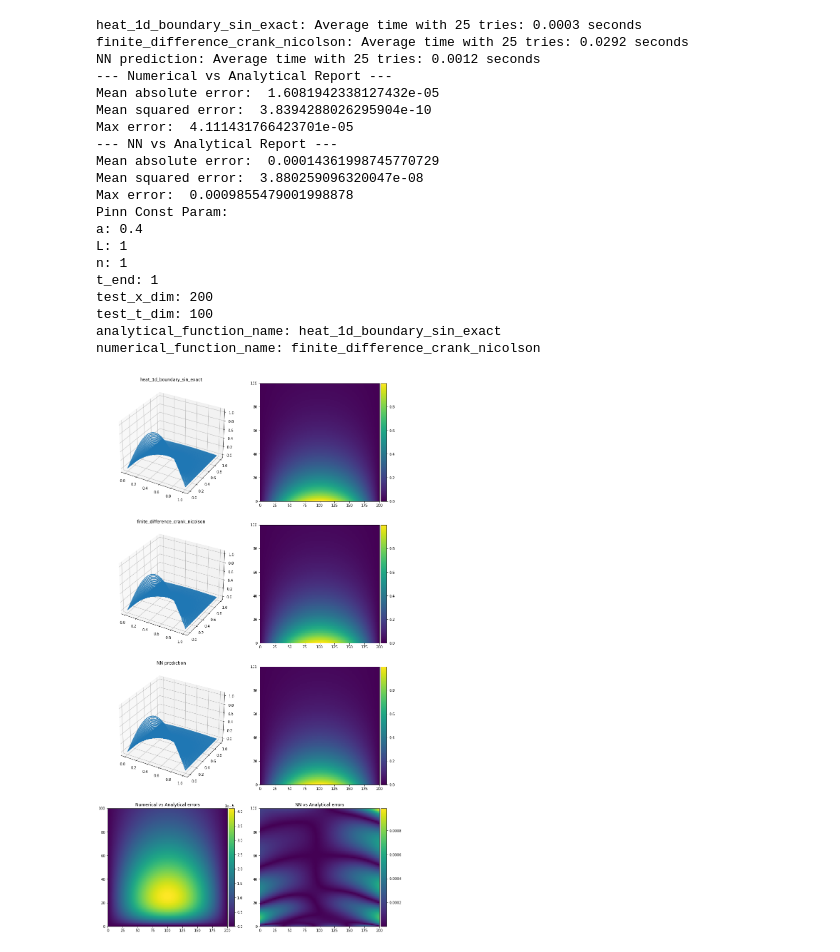
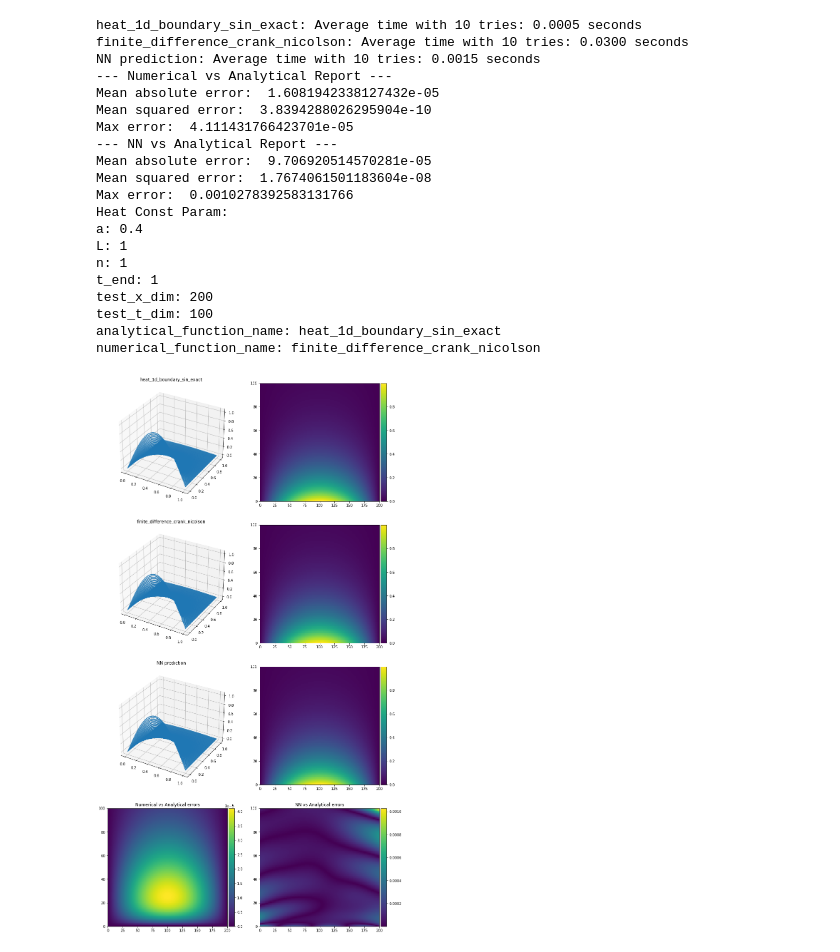
Before and after one commit to ykhas/2515_proj, a Jupyter notebook: heat_pinn_vs_numerical.ipynb, the cells around one changed output. Cells and saved outputs as stored; diff of their text form; code cells hidden in the pictures.

```diff
--- a/heat_pinn_vs_numerical.ipynb
+++ b/heat_pinn_vs_numerical.ipynb
@@ -18,9 +5,9 @@ WARNING:tensorflow:From /home/radian/anaconda3/envs/tf-gpu/lib/python3.9/site-pa
 # %%
 # Train best PINN model
-const_params = PinnConstParam()
-test_params = PinnTestParam()
+const_params = HeatConstParam()
+pinn_params = PinnParam()
 
-geomtime_data, model = create_model(const_params, test_params)
+geomtime_data, model = create_model(const_params, pinn_params)
 plot_train_data(geomtime_data)
 losshistory, train_state = train_model(model)
 # %% [output]
@@ -100,34 +90,34 @@ numerical_function_name: finite_difference_crank_nicolson
 # %%
 # Find bad numerical solution
 
 const_params.test_x_dim = 200
 const_params.test_t_dim = 100
 const_params.numerical_function_name = "finite_difference_crank_nicolson"
 
-solve_analytical_and_numerical(const_params)
-predict_and_output_report(const_params, model)
+solve_analytical_and_numerical(const_params, timer_repeat_times=TIMER_REPEAT_TIMES)
+predict_and_output_report(model, const_params, timer_repeat_times=TIMER_REPEAT_TIMES)
 # %% [output]
-heat_1d_boundary_sin_exact: Average time with 25 tries: 0.0003 seconds
-finite_difference_crank_nicolson: Average time with 25 tries: 0.0292 seconds
-NN prediction: Average time with 25 tries: 0.0012 seconds
+heat_1d_boundary_sin_exact: Average time with 10 tries: 0.0005 seconds
+finite_difference_crank_nicolson: Average time with 10 tries: 0.0300 seconds
+NN prediction: Average time with 10 tries: 0.0015 seconds
 --- Numerical vs Analytical Report ---
 Mean absolute error:  1.6081942338127432e-05
 Mean squared error:  3.8394288026295904e-10
 Max error:  4.111431766423701e-05
 --- NN vs Analytical Report ---
-Mean absolute error:  0.00014361998745770729
-Mean squared error:  3.880259096320047e-08
-Max error:  0.0009855479001998878
-Pinn Const Param:
+Mean absolute error:  9.706920514570281e-05
+Mean squared error:  1.7674061501183604e-08
+Max error:  0.0010278392583131766
+Heat Const Param:
 a: 0.4
 L: 1
 n: 1
 t_end: 1
 test_x_dim: 200
 test_t_dim: 100
 analytical_function_name: heat_1d_boundary_sin_exact
 numerical_function_name: finite_difference_crank_nicolson
-[figure, old version]
+[figure, new version]
 # %%
 # A high resolution example where both should be good
 const_params.test_x_dim = 300
```
Also changed, not shown: parts of 6 cells of this notebook, 2 other files.
